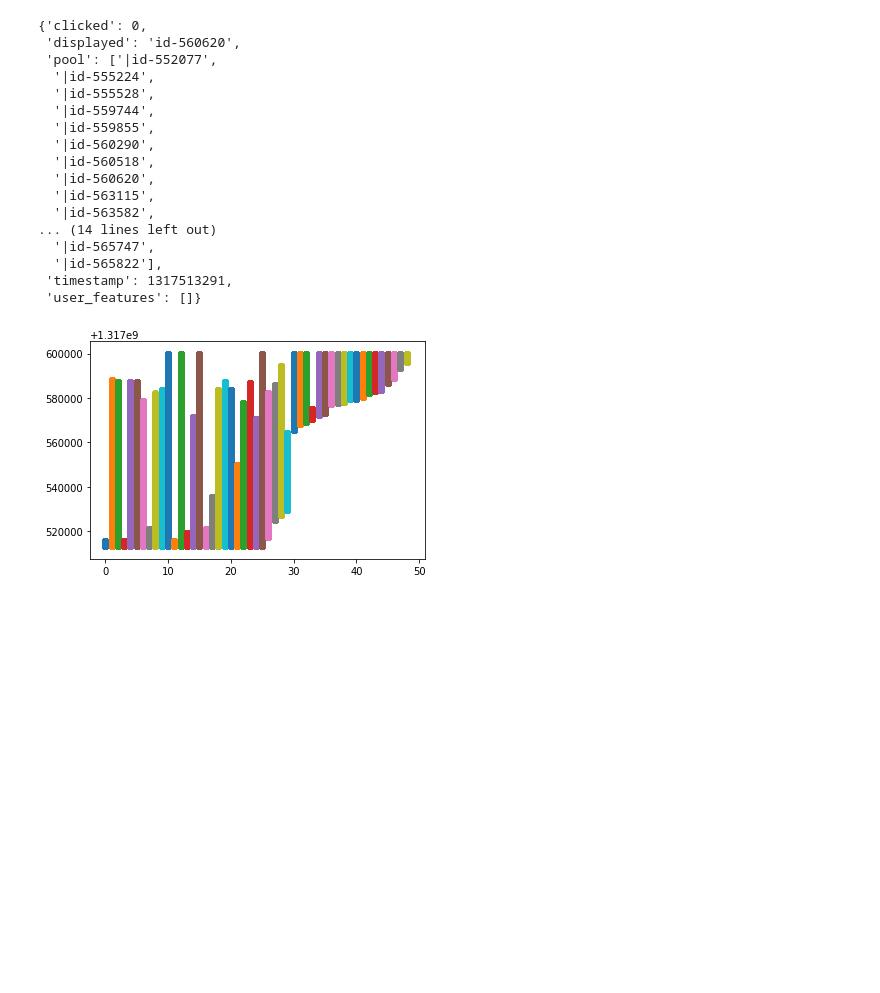
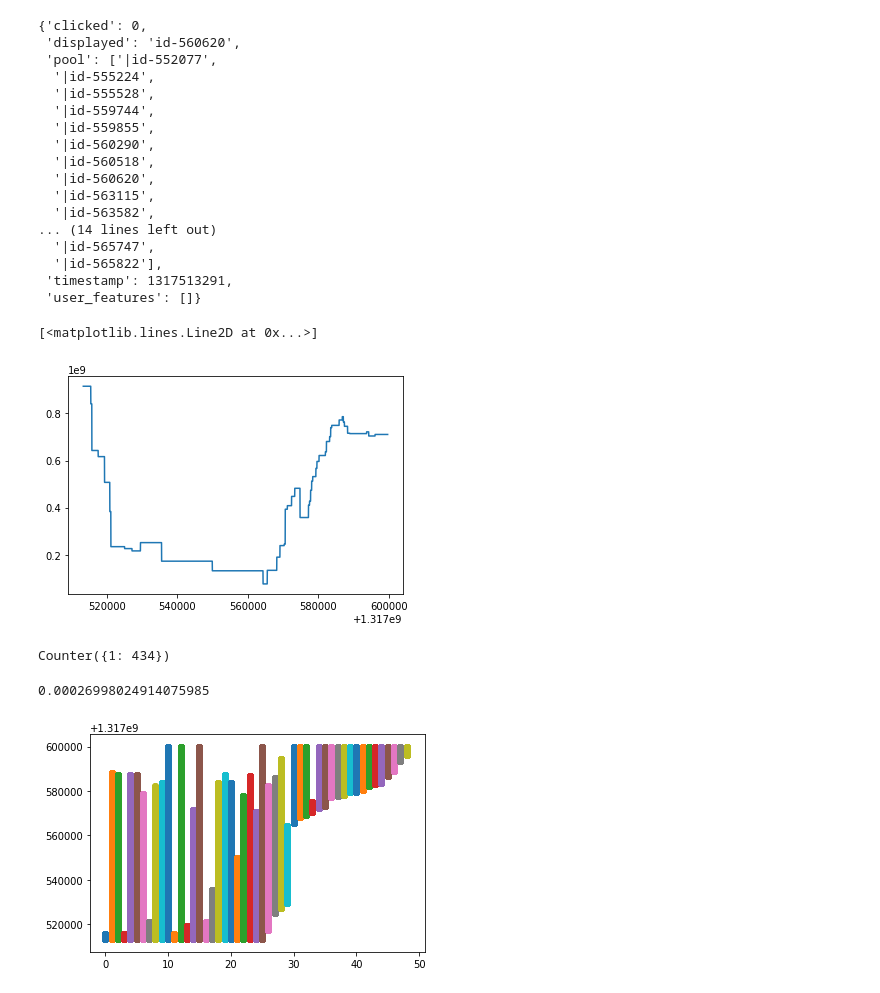
Before and after one commit to ShrekFelix/Reducing-Exploration-of-Dying-Arms-in-Mortal-Bandits, a Jupyter notebook: optimal exploration for mortal MAB.ipynb, the cells around one changed output. Saved outputs shown, nothing was run; the diff lists cells and outputs as text; code cells hidden in the pictures; blank space fills up the shorter version.

Commit message:
life variance along timestamp

```diff
--- a/optimal exploration for mortal MAB.ipynb
+++ b/optimal exploration for mortal MAB.ipynb
@@ -68,3 +68,17 @@ with open('Webscope_R6B/ydata-fp-td-clicks-v2_0.20111002') as f:
                     lives[article][1] = timestamp
                 else:
                     lives[article] = [timestamp, timestamp]
+# %%
+# life length variance along timespan
+def get_life_length(x):
+    lifespan = lives[x[1:]]
+    return lifespan[1] - lifespan[0]
+x = []
+y = []
+for record in records:
+    x.append(record['timestamp'])
+    y.append(np.var(list(map(lambda x:get_life_length(x), record['pool']))))
+plt.plot(x,y)
+# %% [output]
+[<matplotlib.lines.Line2D at 0x...>]
+[figure, added]
@@ -71,3 +100,11 @@ with open('Webscope_R6B/ydata-fp-td-clicks-v2_0.20111002') as f:
+# %%
+uncontinuous
+# %% [output]
+Counter({1: 434})
+# %%
+uncontinuous[1] / len(records)
+# %% [output]
+0.00026998024914075985
 # %%
 # checking
 l = {}
```
Also changed, not shown: parts of 9 cells of this notebook.
